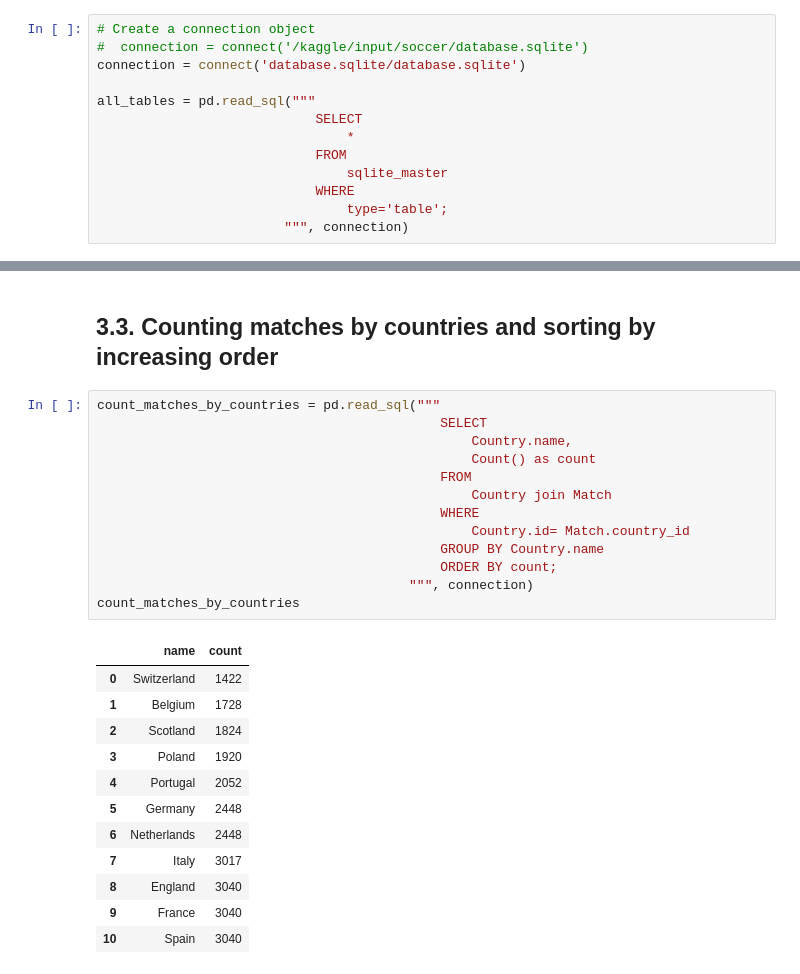
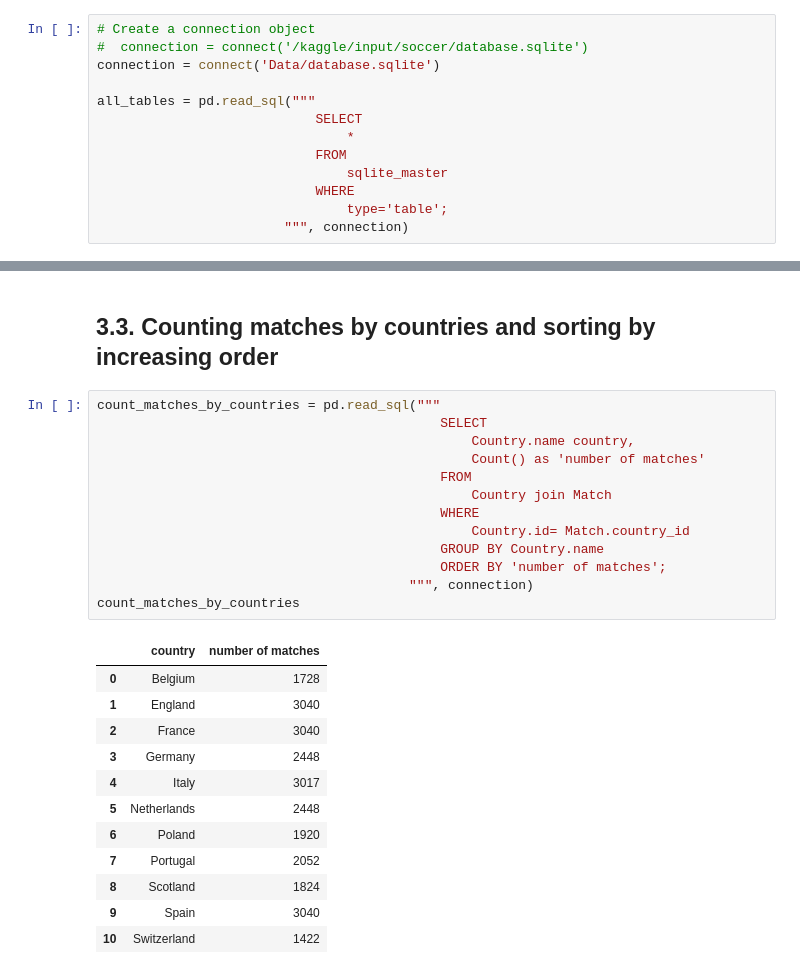
Before and after one commit to honhanbao/SQL, a Jupyter notebook: European_Soccer_Database/european-soccer-database-with-sql.ipynb, the cells around one changed output, grey strips where cells are left out. Cells and saved outputs as stored; diff of their text form.

```diff
--- a/European_Soccer_Database/european-soccer-database-with-sql.ipynb
+++ b/European_Soccer_Database/european-soccer-database-with-sql.ipynb
@@ -9,7 +22,7 @@ import pandas as pd
 # %%
 # Create a connection object
 #  connection = connect('/kaggle/input/soccer/database.sqlite')
-connection = connect('database.sqlite/database.sqlite')
+connection = connect('Data/database.sqlite')
 
 all_tables = pd.read_sql("""
                             SELECT
@@ -429,26 +464,26 @@ matches_by_countries_final
 # %%
 count_matches_by_countries = pd.read_sql("""
                                             SELECT
-                                                Country.name,
-                                                Count() as count
+                                                Country.name country,
+                                                Count() as 'number of matches'
                                             FROM
                                                 Country join Match
                                             WHERE
                                                 Country.id= Match.country_id
                                             GROUP BY Country.name
-                                            ORDER BY count;
+                                            ORDER BY 'number of matches';
                                         """, connection)
 count_matches_by_countries
 # %% [output]
-|  | name | count |
-| 0 | Switzerland | 1422 |
-| 1 | Belgium | 1728 |
-| 2 | Scotland | 1824 |
-| 3 | Poland | 1920 |
-| 4 | Portugal | 2052 |
-| 5 | Germany | 2448 |
-| 6 | Netherlands | 2448 |
-| 7 | Italy | 3017 |
-| 8 | England | 3040 |
-| 9 | France | 3040 |
-| 10 | Spain | 3040 |
+|  | country | number of matches |
+| 0 | Belgium | 1728 |
+| 1 | England | 3040 |
+| 2 | France | 3040 |
+| 3 | Germany | 2448 |
+| 4 | Italy | 3017 |
+| 5 | Netherlands | 2448 |
+| 6 | Poland | 1920 |
+| 7 | Portugal | 2052 |
+| 8 | Scotland | 1824 |
+| 9 | Spain | 3040 |
+| 10 | Switzerland | 1422 |
```
Also changed, not shown: parts of 47 cells of this notebook.
